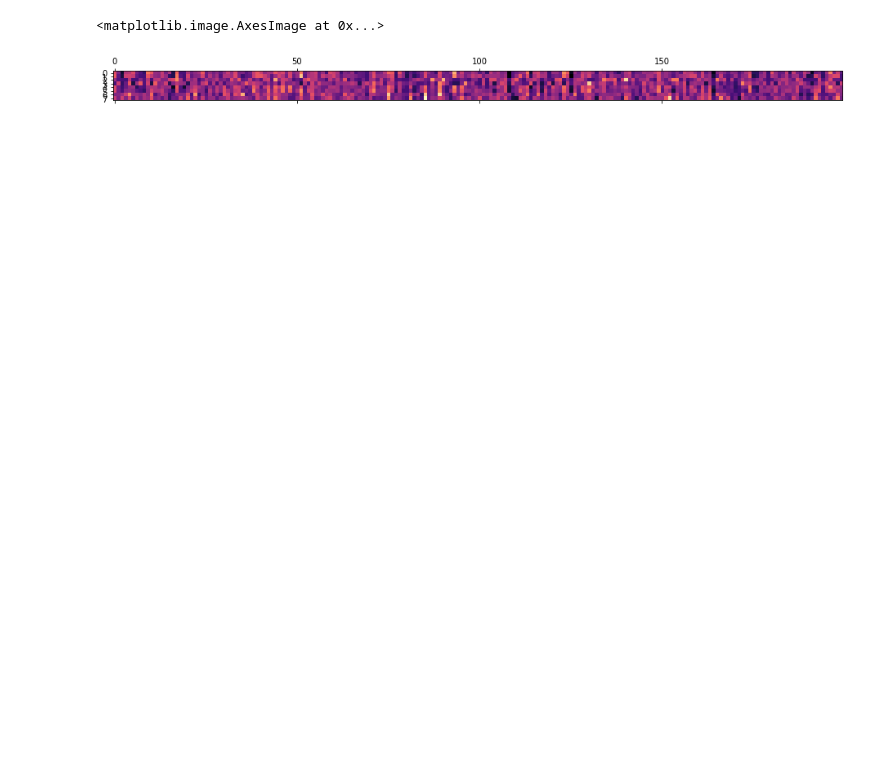
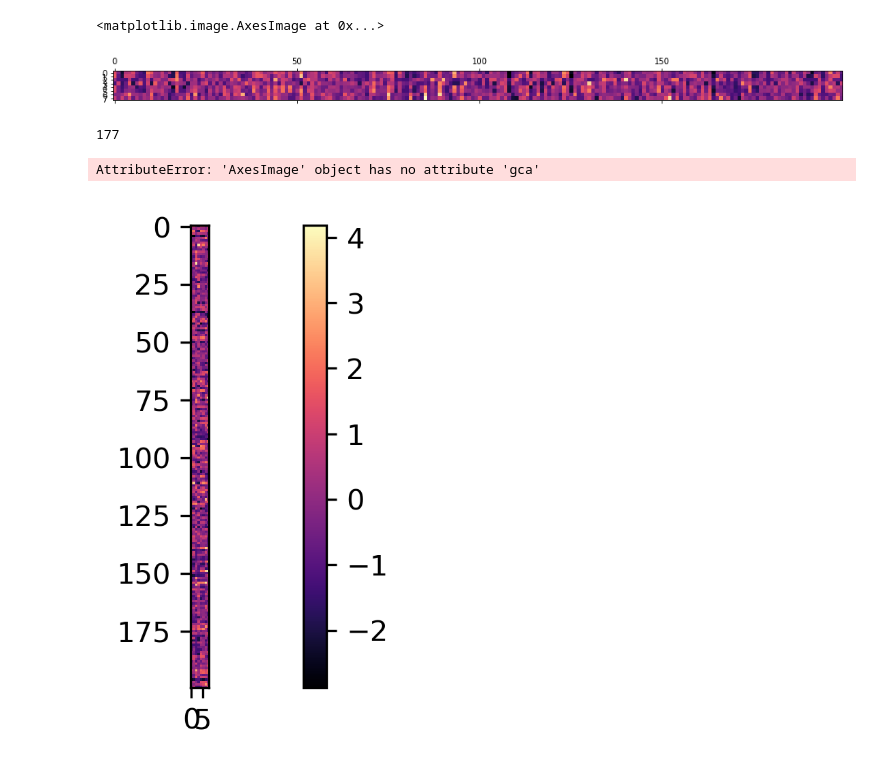
Before and after one commit to vivek-booshan/CompMed, a Jupyter notebook: analysis.ipynb, the cells around one changed output. Saved outputs shown, nothing was run; the diff lists cells and outputs as text; code cells hidden in the pictures; blank space fills up the shorter version.

```diff
--- a/analysis.ipynb
+++ b/analysis.ipynb
@@ -65,0 +68,3 @@ zscores
+# %%
+zscores = zscores.join(BIOCARD["\'Diagnosis\'"])
+pd.melt(zscores, id_vars=["\'Diagnosis\'"])
@@ -69,3 +88,23 @@ plt.matshow(zscores.T, cmap='magma')
 # %% [output]
 <matplotlib.image.AxesImage at 0x...>
 [figure]
+# %%
+partitioned_zscores = zscores.sort_values(by=["\'Diagnosis\'"], ascending=False)
+NORMAL_COUNT = sum(partitioned_zscores["\'Diagnosis\'"] == "NORMAL")
+print(NORMAL_COUNT)
+
+figure = plt.figure(figsize=(12, 3), dpi=300)
+axes = figure.gca()
+
+barcode = axes.imshow(
+    partitioned_zscores.drop("\'Diagnosis\'", axis=1), #remove diagnosis column and transpose
+    cmap='magma',
+)
+figure.colorbar(barcode)
+ax = barcode.gca()
+plt.axis('off')
+ax.set_xticklabels([177])
+# %% [output]
+177
+AttributeError: 'AxesImage' object has no attribute 'gca'
+[figure, added]
```
Also changed, not shown: parts of 4 cells of this notebook.
